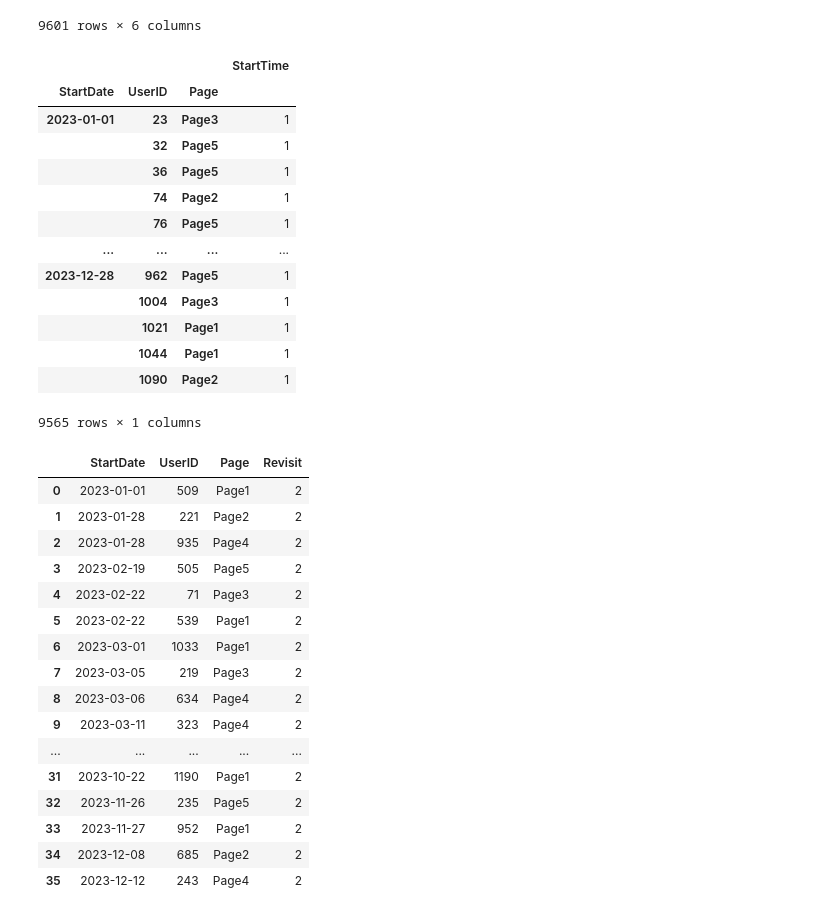
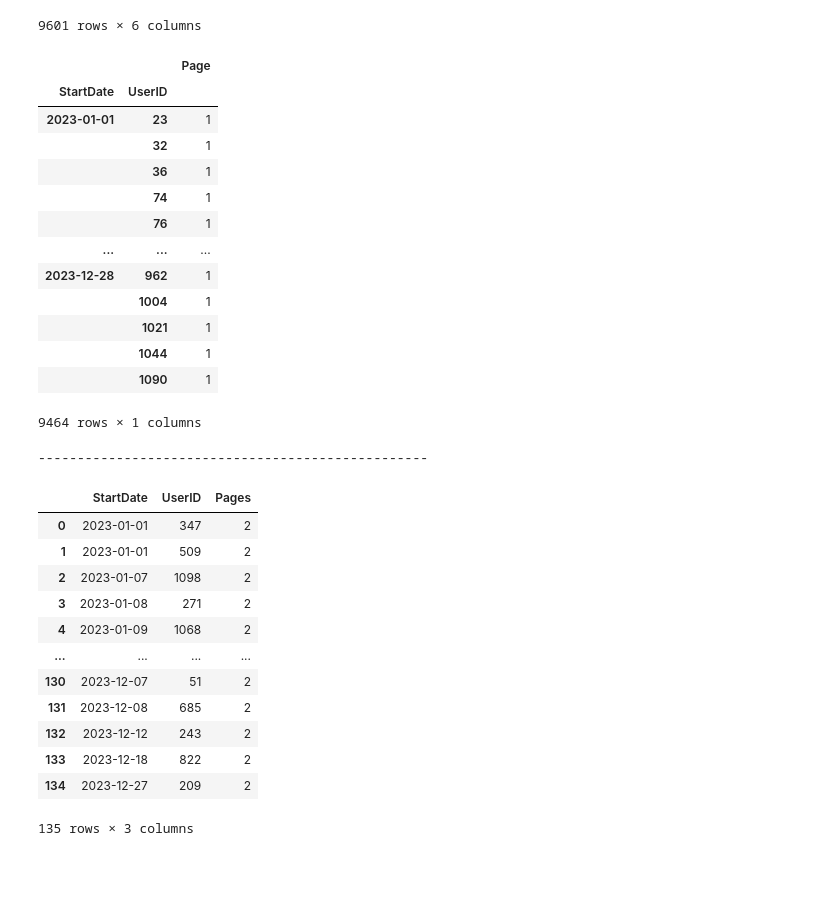
Before and after one commit to YoungriKIM/Engineer_Big_Data_Analysis, a Jupyter notebook: kaggle_BDCKR/case_1/T1-34_pattern-py.ipynb, the cells around one changed output. Drawn from its saved outputs; the diff is of its cells as text; code cells hidden in the pictures; blank space fills up the shorter version.

```diff
--- a/kaggle_BDCKR/case_1/T1-34_pattern-py.ipynb
+++ b/kaggle_BDCKR/case_1/T1-34_pattern-py.ipynb
@@ -205,42 +205,41 @@ dtype: object
 | 9600 | 1202 | 2023-04-03 23:18:00 | 2023-04-04 03:55:00 | Page5 | 4.616667 | 2023-04-03 |
 9601 rows × 6 columns
 # %%
-# 같은 날짜-같은 유저-방문한 페이지 보기 위해 그룹핑해서 count
-grouped_df_third = pd.DataFrame(df_third.groupby(['StartDate', 'UserID', 'Page']).count().StartTime)
+# 같은 날짜-같은 유저-몇개의 페이지 방문 보기 위해 그룹핑해서 count
+grouped_df_third = pd.DataFrame(df_third.groupby(['StartDate', 'UserID']).Page.count())
 display(grouped_df_third)
-# StartTime이 1보다 큰 경우만 남기고 reset_index해서 멀티인덱스를 행으로 옮기고 컬럼 이름 지정
-over_1_df = grouped_df_third[grouped_df_third.StartTime > 1].reset_index()
-over_1_df.columns = ['StartDate', 'UserID', 'Page', 'Revisit']
+print('-'*50)
+
+# Page가 1보다 큰 경우만 남기고 reset_index해서 멀티인덱스를 행으로 옮기고 컬럼 이름 지정
+over_1_df = grouped_df_third[grouped_df_third.Page > 1].reset_index()
+over_1_df.columns = ['StartDate', 'UserID', 'Pages']
 over_1_df
 # %% [output]
-|  |  |  | StartTime |
-| StartDate | UserID | Page |  |
-| 2023-01-01 | 23 | Page3 | 1 |
-|  | 32 | Page5 | 1 |
-|  | 36 | Page5 | 1 |
-|  | 74 | Page2 | 1 |
-|  | 76 | Page5 | 1 |
-| ... | ... | ... | ... |
-| 2023-12-28 | 962 | Page5 | 1 |
-|  | 1004 | Page3 | 1 |
-|  | 1021 | Page1 | 1 |
-|  | 1044 | Page1 | 1 |
-|  | 1090 | Page2 | 1 |
+|  |  | Page |
+| StartDate | UserID |  |
+| 2023-01-01 | 23 | 1 |
+|  | 32 | 1 |
+|  | 36 | 1 |
+|  | 74 | 1 |
+|  | 76 | 1 |
+| ... | ... | ... |
+| 2023-12-28 | 962 | 1 |
+|  | 1004 | 1 |
+|  | 1021 | 1 |
+|  | 1044 | 1 |
+|  | 1090 | 1 |
-9565 rows × 1 columns
+9464 rows × 1 columns
+--------------------------------------------------
-|  | StartDate | UserID | Page | Revisit |
-| 0 | 2023-01-01 | 509 | Page1 | 2 |
-| 1 | 2023-01-28 | 221 | Page2 | 2 |
-| 2 | 2023-01-28 | 935 | Page4 | 2 |
-| 3 | 2023-02-19 | 505 | Page5 | 2 |
-| 4 | 2023-02-22 | 71 | Page3 | 2 |
-| 5 | 2023-02-22 | 539 | Page1 | 2 |
-| 6 | 2023-03-01 | 1033 | Page1 | 2 |
-| 7 | 2023-03-05 | 219 | Page3 | 2 |
-| 8 | 2023-03-06 | 634 | Page4 | 2 |
-| 9 | 2023-03-11 | 323 | Page4 | 2 |
-| ... | ... | ... | ... | ... |
-| 31 | 2023-10-22 | 1190 | Page1 | 2 |
-| 32 | 2023-11-26 | 235 | Page5 | 2 |
-| 33 | 2023-11-27 | 952 | Page1 | 2 |
-| 34 | 2023-12-08 | 685 | Page2 | 2 |
-| 35 | 2023-12-12 | 243 | Page4 | 2 |
+|  | StartDate | UserID | Pages |
+| 0 | 2023-01-01 | 347 | 2 |
+| 1 | 2023-01-01 | 509 | 2 |
+| 2 | 2023-01-07 | 1098 | 2 |
+| 3 | 2023-01-08 | 271 | 2 |
+| 4 | 2023-01-09 | 1068 | 2 |
+| ... | ... | ... | ... |
+| 130 | 2023-12-07 | 51 | 2 |
+| 131 | 2023-12-08 | 685 | 2 |
+| 132 | 2023-12-12 | 243 | 2 |
+| 133 | 2023-12-18 | 822 | 2 |
+| 134 | 2023-12-27 | 209 | 2 |
+135 rows × 3 columns
```
Also changed, not shown: parts of 2 cells of this notebook.
